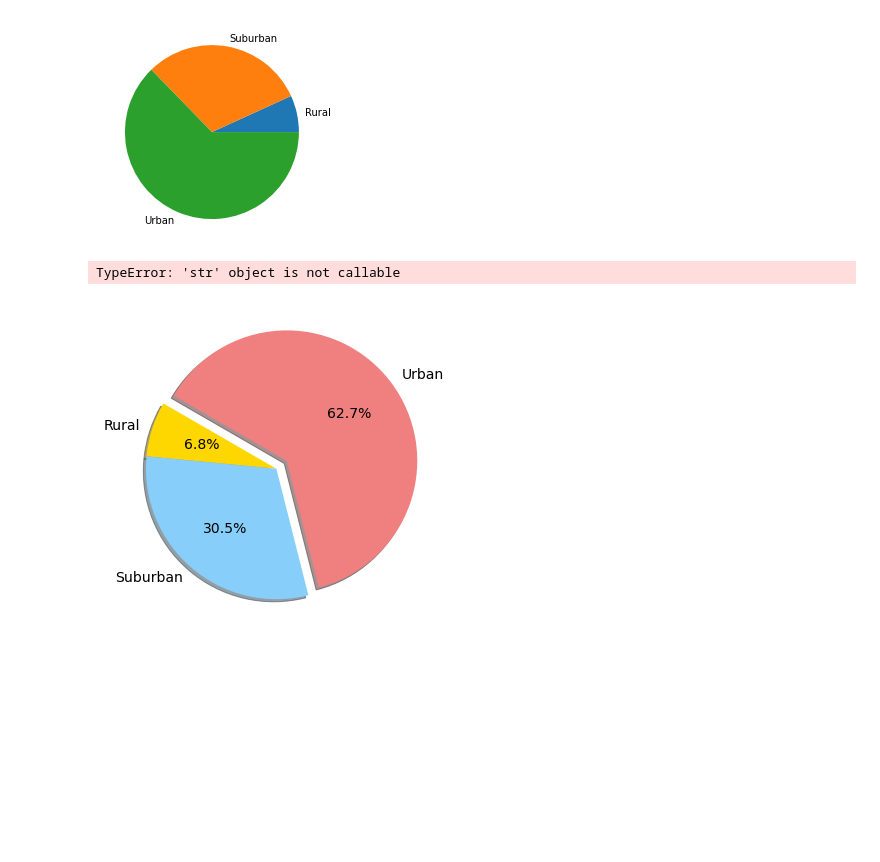
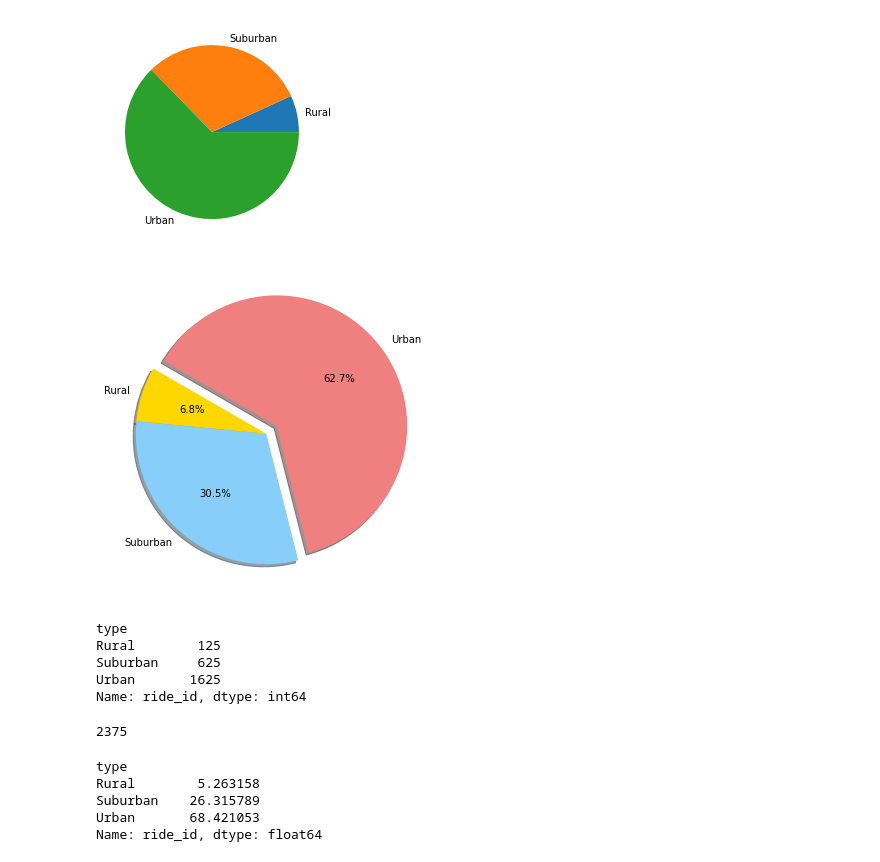
Before and after one commit to Siddhantarora2k/Pyber_Analysis, a Jupyter notebook: PyBer.ipynb, the cells around one changed output. Drawn from its saved outputs; the diff is of its cells as text; code cells hidden in the pictures; blank space fills up the shorter version.

Commit message:
created pie charts

```diff
--- a/PyBer.ipynb
+++ b/PyBer.ipynb
@@ -602,21 +602,41 @@ plt.show()
 # %%
 # Import mpl to change the plot configurations using rcParams.
 import matplotlib as mpl
 # Build Pie Chart
 plt.subplots(figsize=(10, 6))
 plt.pie(type_percents,
     labels=["Rural", "Suburban", "Urban"],
     colors=["gold", "lightskyblue", "lightcoral"],
     explode=[0, 0, 0.1],
     autopct='%1.1f%%',
     shadow=True, startangle=150)
-plt.title ("% of Total Fares by City Type")
 # Change the default font size from 10 to 14.
 mpl.rcParams['font.size'] = 14
 # Save Figure
 plt.savefig("analysis/Fig5.png")
 # Show Figure
 plt.show()
 # %% [output]
-TypeError: 'str' object is not callable
-[figure, old version]
+[figure, new version]
+# %%
+pyber_data_df.groupby(["type"]).count()["ride_id"]
+# %% [output]
+type
+Rural        125
+Suburban     625
+Urban       1625
+Name: ride_id, dtype: int64
+# %%
+pyber_data_df["ride_id"].count()
+# %% [output]
+2375
+# %%
+# Calculate the percentage of rides for each city type.
+ride_percents = 100*pyber_data_df.groupby(["type"]).count()["ride_id"]/ pyber_data_df["ride_id"].count()
+ride_percents
+# %% [output]
+type
+Rural        5.263158
+Suburban    26.315789
+Urban       68.421053
+Name: ride_id, dtype: float64
```
Also changed, not shown: parts of 5 cells of this notebook.
